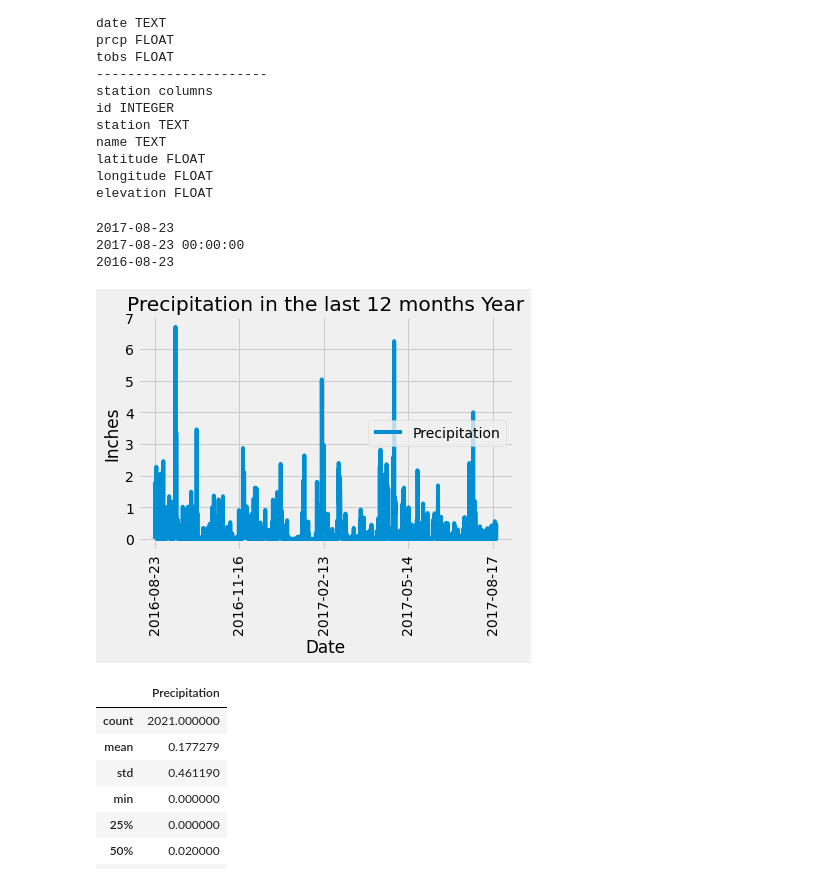
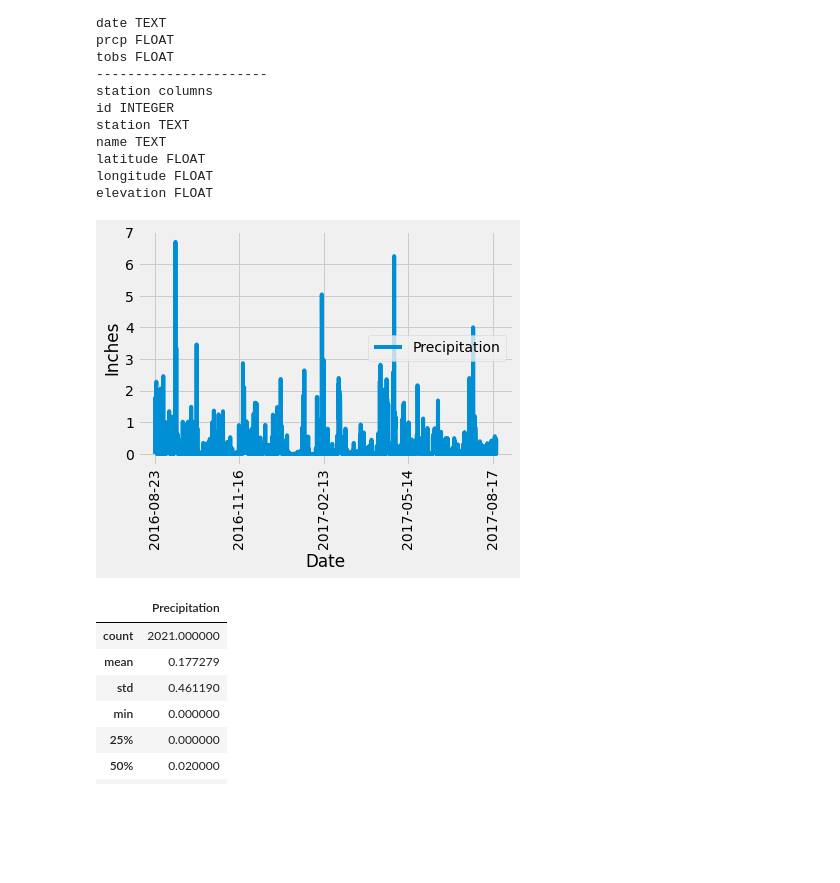
Before and after one commit to qizhengyaoyao/SQLAlchemy-challenge, a Jupyter notebook: climate_starter.ipynb, the cells around one changed output. Drawn from its saved outputs; the diff is of its cells as text; code cells hidden in the pictures; blank space fills up the shorter version.

```diff
--- a/climate_starter.ipynb
+++ b/climate_starter.ipynb
@@ -68,33 +71,29 @@ elevation FLOAT
 # %%
 # Design a query to retrieve the last 12 months of precipitation data and plot the results
 latest_date_string = session.query(Measurement.date).order_by(Measurement.date.desc()).first()
-print(latest_date_string[0])
+#print(latest_date_string[0])
 latest_date=dt.datetime.strptime(latest_date_string[0],'%Y-%m-%d')
-print(latest_date)
+#print(latest_date)
 
 # Calculate the date 1 year ago from the last data point in the database
 query_date=dt.date(latest_date.year -1, latest_date.month, latest_date.day)
-print(query_date)
+#print(query_date)
 
 # Perform a query to retrieve the data and precipitation scores
 results = session.query(Measurement.date,Measurement.prcp).filter(Measurement.date >= query_date).all()
 
 # Save the query results as a Pandas DataFrame and set the index to the date column
 Prcp_12months_df = pd.DataFrame(results, columns=['Date','Precipitation'])
 Prcp_12months_df.set_index('Date', inplace=True)
 Prcp_12months_df.dropna(how='any', inplace=True)
 # Sort the dataframe by date
 Prcp_12months_df.sort_values('Date', ascending=True, inplace=True)
-Prcp_12months_df.head()
+#Prcp_12months_df.head()
 # Use Pandas Plotting with Matplotlib to plot the data
 ax = Prcp_12months_df.plot(rot=90);
-ax.set_title("Precipitation in the last 12 months Year");
 ax.set_ylabel("Inches");
 # %% [output]
-2017-08-23
-2017-08-23 00:00:00
-2016-08-23
-[figure, old version]
+[figure, new version]
 # %%
 # Use Pandas to calcualte the summary statistics for the precipitation data
 Prcp_12months_df.describe()
```
Also changed, not shown: parts of 22 cells of this notebook, 1 other file.
